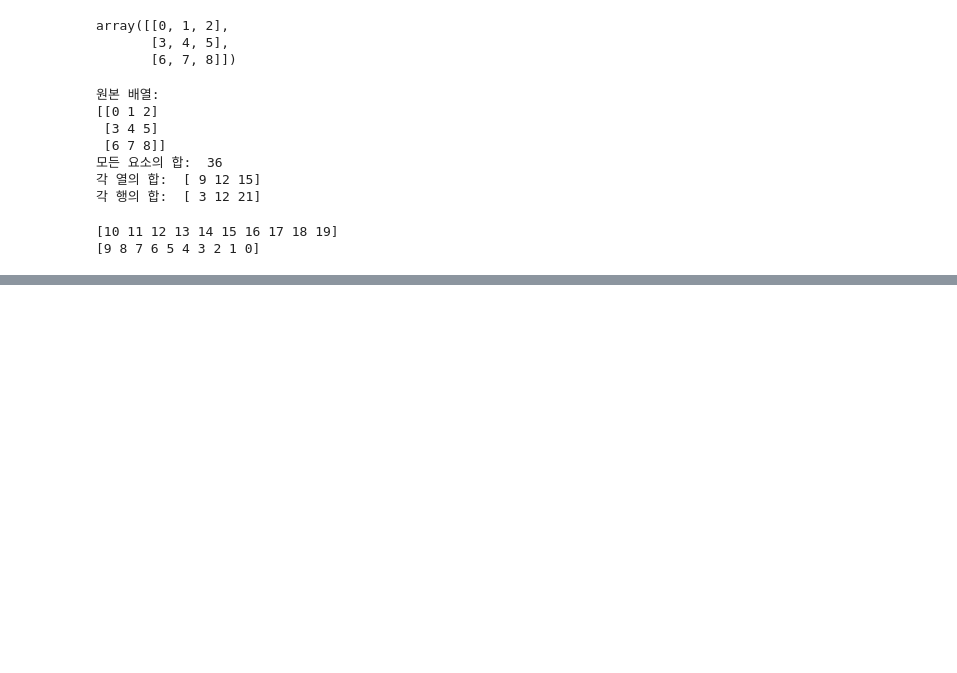
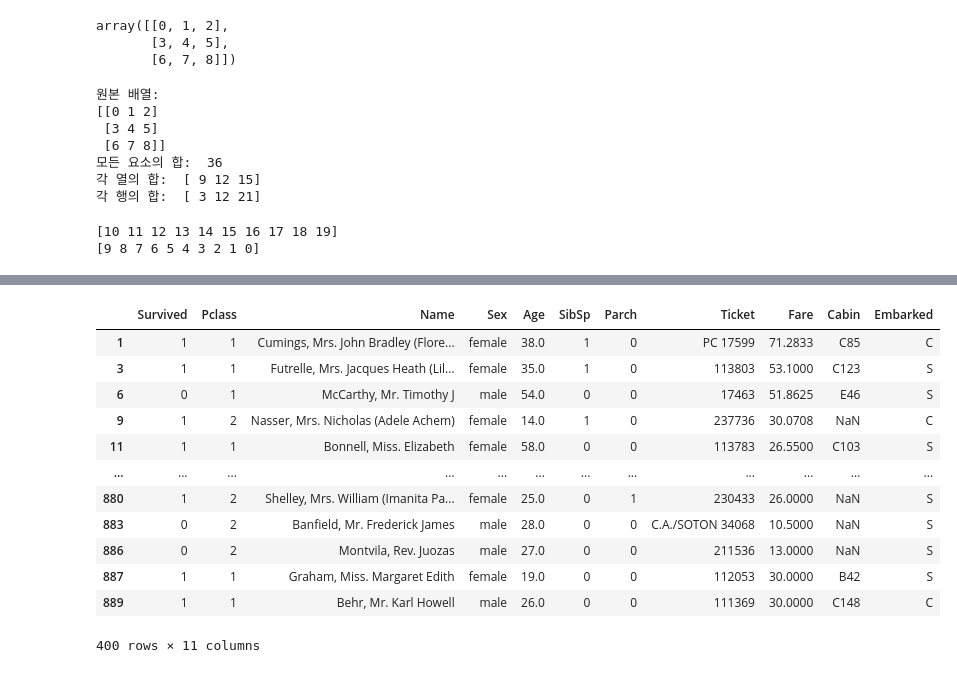
Before and after one commit to NohJangHyun/2022-DataCampus, a Jupyter notebook: 빅데이터개론/3장 python/7.01/7.01 python practice.ipynb, the cells around one changed output, grey strips where cells are left out. Saved outputs shown, nothing was run; the diff lists cells and outputs as text; code cells hidden in the pictures; blank space fills up the shorter version.

```diff
--- a/빅데이터개론/3장 python/7.01 실습/7.01 python practice.ipynb
+++ b/빅데이터개론/3장 python/7.01/7.01 python practice.ipynb
@@ -379,0 +591,21 @@ print(b)
+# %%
+#문제 5
+#1등석이나 2등석에 탑승한 승객 출력 - isin([1,2]) : list에 존재하는 요소가 대상 df나 시리즈에 존재하는지 True, False로 반환
+
+# over_3 = titanic[titanic["Pclass"]<3]
+over_3 = titanic[titanic["Pclass"].isin([1,2])]
+over_3
+# %% [output]
+|  | Survived | Pclass | Name | Sex | Age | SibSp | Parch | Ticket | Fare | Cabin | Embarked |
+| 1 | 1 | 1 | Cumings, Mrs. John Bradley (Flore... | female | 38.0 | 1 | 0 | PC 17599 | 71.2833 | C85 | C |
+| 3 | 1 | 1 | Futrelle, Mrs. Jacques Heath (Lil... | female | 35.0 | 1 | 0 | 113803 | 53.1000 | C123 | S |
+| 6 | 0 | 1 | McCarthy, Mr. Timothy J | male | 54.0 | 0 | 0 | 17463 | 51.8625 | E46 | S |
+| 9 | 1 | 2 | Nasser, Mrs. Nicholas (Adele Achem) | female | 14.0 | 1 | 0 | 237736 | 30.0708 | NaN | C |
+| 11 | 1 | 1 | Bonnell, Miss. Elizabeth | female | 58.0 | 0 | 0 | 113783 | 26.5500 | C103 | S |
+| ... | ... | ... | ... | ... | ... | ... | ... | ... | ... | ... | ... |
+| 880 | 1 | 2 | Shelley, Mrs. William (Imanita Pa... | female | 25.0 | 0 | 1 | 230433 | 26.0000 | NaN | S |
+| 883 | 0 | 2 | Banfield, Mr. Frederick James | male | 28.0 | 0 | 0 | C.A./SOTON 34068 | 10.5000 | NaN | S |
+| 886 | 0 | 2 | Montvila, Rev. Juozas | male | 27.0 | 0 | 0 | 211536 | 13.0000 | NaN | S |
+| 887 | 1 | 1 | Graham, Miss. Margaret Edith | female | 19.0 | 0 | 0 | 112053 | 30.0000 | B42 | S |
+| 889 | 1 | 1 | Behr, Mr. Karl Howell | male | 26.0 | 0 | 0 | 111369 | 30.0000 | C148 | C |
+400 rows × 11 columns
```
Also changed, not shown: parts of 17 cells of this notebook.
